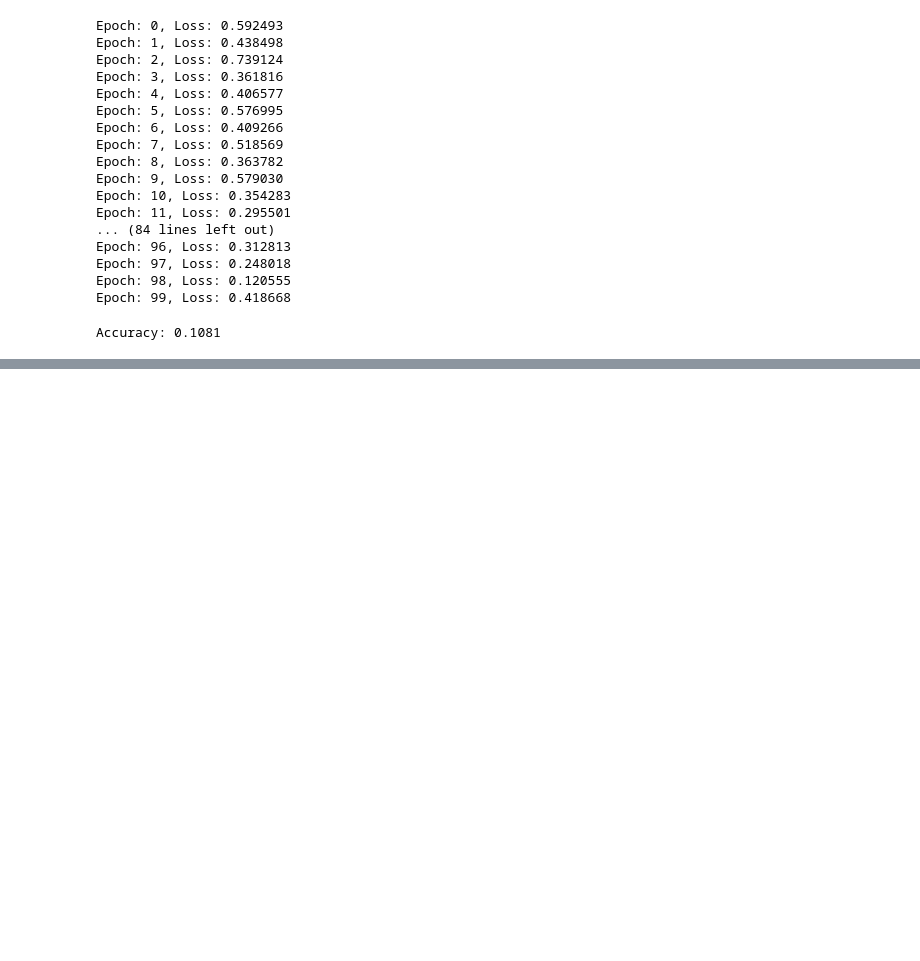
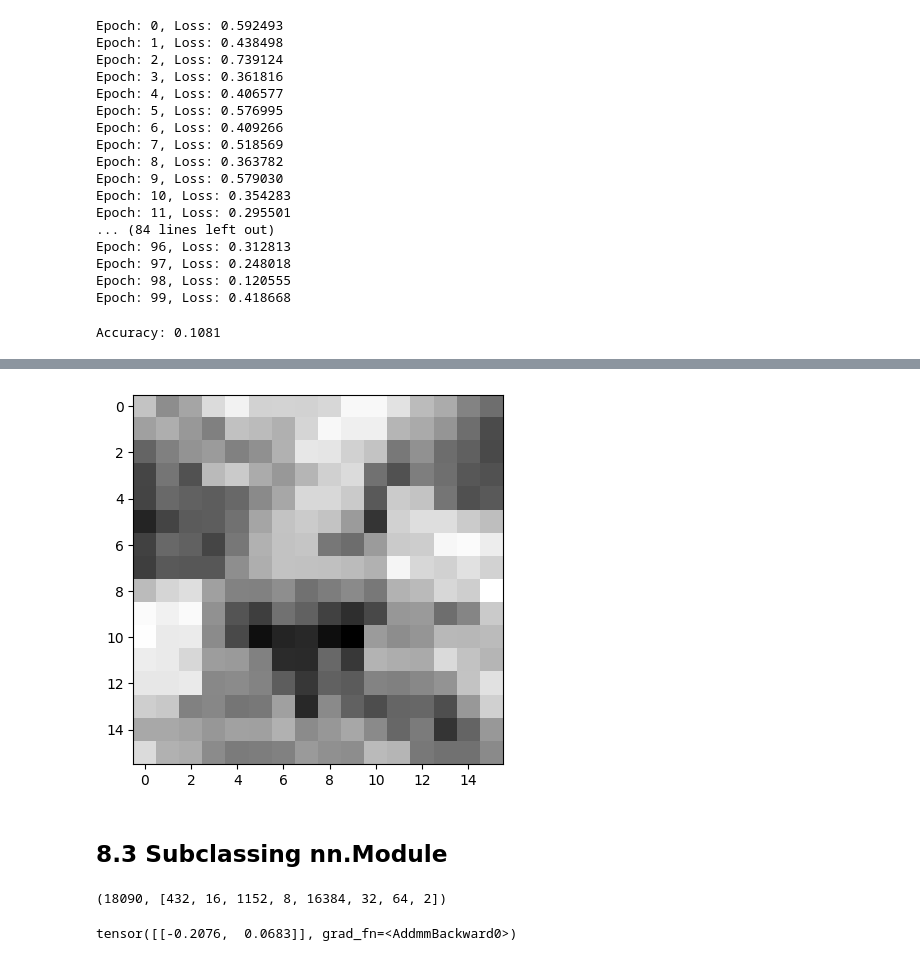
Before and after one commit to Gonzalo-Ortega/Stereotypical-Behavior-Classification, a Jupyter notebook: PyTorch_Testing_Gonzalo.ipynb, the cells around one changed output, grey strips where cells are left out. Saved outputs shown, nothing was run; the diff lists cells and outputs as text; code cells hidden in the pictures; blank space fills up the shorter version.

```diff
--- a/PyTorch_Testing_Gonzalo.ipynb
+++ b/PyTorch_Testing_Gonzalo.ipynb
@@ -224,0 +265,7 @@ Accuracy: 0.1081
+# %%
+plt.imshow(output[0, 0].detach(), cmap='gray')
+plt.show()
+# %% [output]
+[figure, added]
+# %% [markdown]
+## 8.3 Subclassing nn.Module
@@ -224,0 +311,11 @@ Accuracy: 0.1081
+# %%
+model = Net()
+
+numel_list = [p.numel() for p in model.parameters()]
+sum(numel_list), numel_list
+# %% [output]
+(18090, [432, 16, 1152, 8, 16384, 32, 64, 2])
+# %%
+model(img.unsqueeze(0))
+# %% [output]
+tensor([[-0.2076,  0.0683]], grad_fn=<AddmmBackward0>)
```
Also changed, not shown: parts of 21 cells of this notebook.
